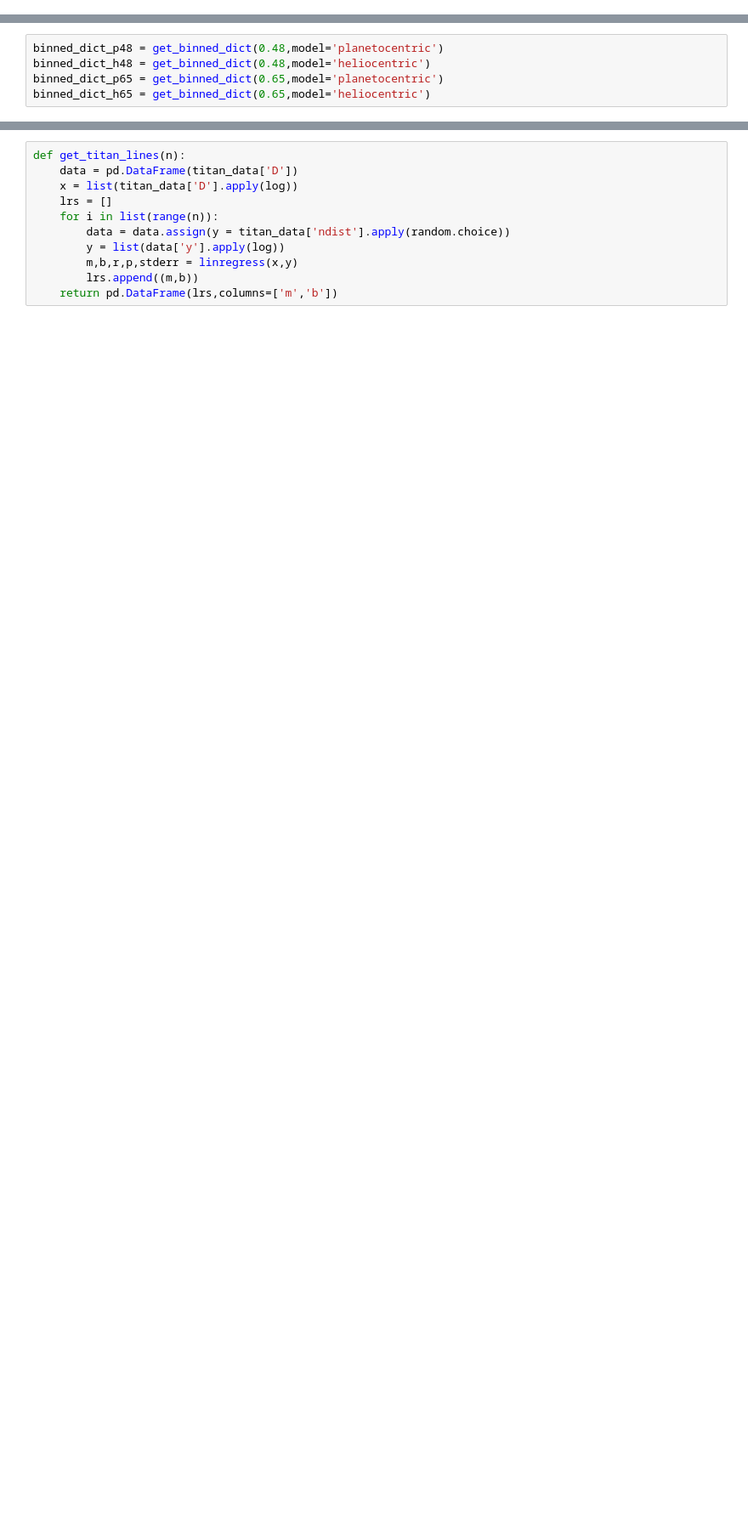
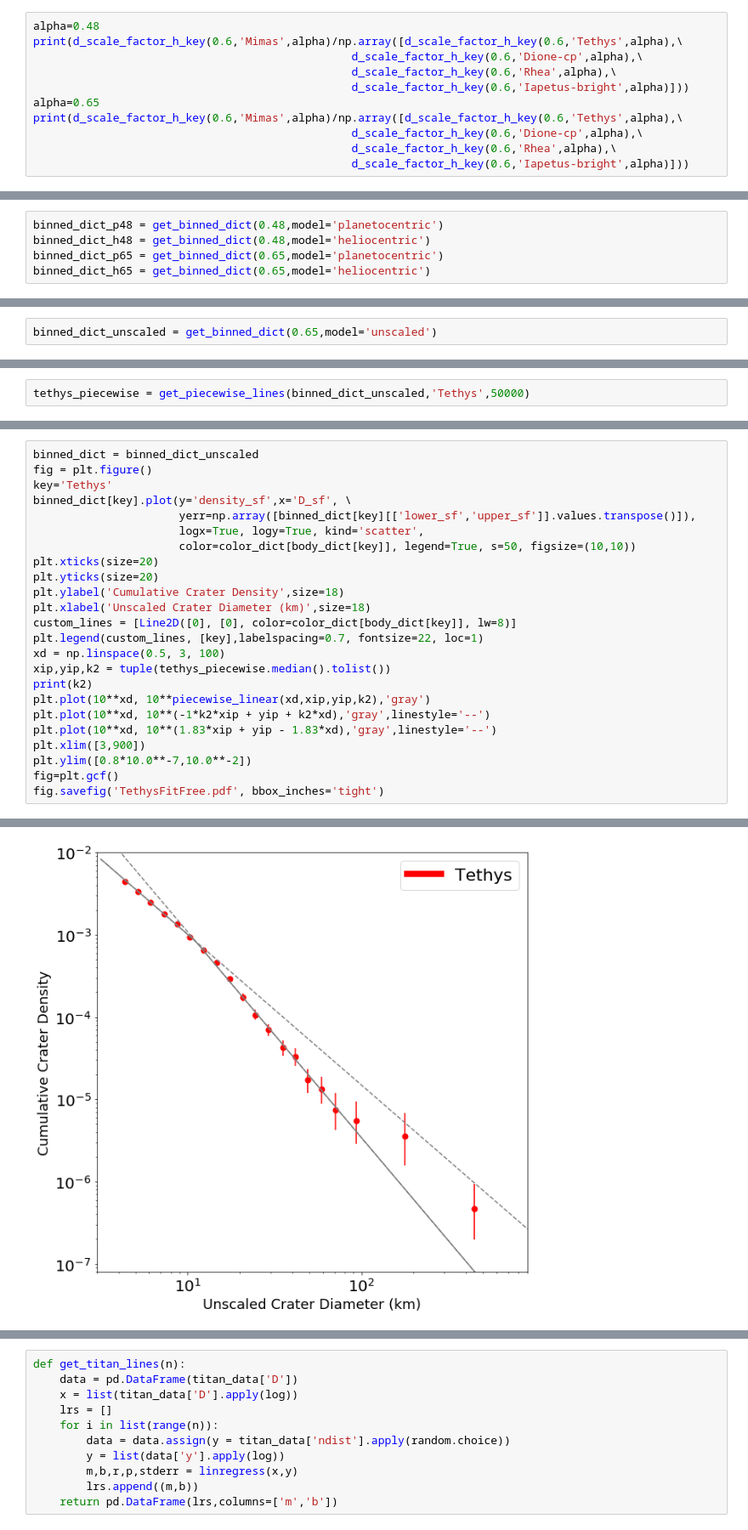
Before and after one commit to samwbell/saturn_counts, a Jupyter notebook: saturn_counts_clean.ipynb, the cells around one changed output, grey strips where cells are left out. Shown at 85% size. Drawn from its saved outputs; the diff is of its cells as text; blank space fills up the shorter version.

```diff
--- a/saturn_counts_clean.ipynb
+++ b/saturn_counts_clean.ipynb
@@ -231,0 +350,11 @@ def d_scale_factor_h(e_projectile, e_moon, m_moon, r_moon, ro_moon, alpha):
+# %%
+alpha=0.48
+print(d_scale_factor_h_key(0.6,'Mimas',alpha)/np.array([d_scale_factor_h_key(0.6,'Tethys',alpha),\
+                                                d_scale_factor_h_key(0.6,'Dione-cp',alpha),\
+                                                d_scale_factor_h_key(0.6,'Rhea',alpha),\
+                                                d_scale_factor_h_key(0.6,'Iapetus-bright',alpha)]))
+alpha=0.65
+print(d_scale_factor_h_key(0.6,'Mimas',alpha)/np.array([d_scale_factor_h_key(0.6,'Tethys',alpha),\
+                                                d_scale_factor_h_key(0.6,'Dione-cp',alpha),\
+                                                d_scale_factor_h_key(0.6,'Rhea',alpha),\
+                                                d_scale_factor_h_key(0.6,'Iapetus-bright',alpha)]))
@@ -447,0 +636,2 @@ binned_dict_h65 = get_binned_dict(0.65,model='heliocentric')
+# %%
+binned_dict_unscaled = get_binned_dict(0.65,model='unscaled')
@@ -447,0 +716,2 @@ binned_dict_h65 = get_binned_dict(0.65,model='heliocentric')
+# %%
+tethys_piecewise = get_piecewise_lines(binned_dict_unscaled,'Tethys',50000)
@@ -447,0 +763,25 @@ binned_dict_h65 = get_binned_dict(0.65,model='heliocentric')
+# %%
+binned_dict = binned_dict_unscaled
+fig = plt.figure()
+key='Tethys'
+binned_dict[key].plot(y='density_sf',x='D_sf', \
+                      yerr=np.array([binned_dict[key][['lower_sf','upper_sf']].values.transpose()]),
+                      logx=True, logy=True, kind='scatter',
+                      color=color_dict[body_dict[key]], legend=True, s=50, figsize=(10,10))
+plt.xticks(size=20)
+plt.yticks(size=20)
+plt.ylabel('Cumulative Crater Density',size=18)
+plt.xlabel('Unscaled Crater Diameter (km)',size=18)
+custom_lines = [Line2D([0], [0], color=color_dict[body_dict[key]], lw=8)]
+plt.legend(custom_lines, [key],labelspacing=0.7, fontsize=22, loc=1)
+xd = np.linspace(0.5, 3, 100)
+xip,yip,k2 = tuple(tethys_piecewise.median().tolist())
+print(k2)
+plt.plot(10**xd, 10**piecewise_linear(xd,xip,yip,k2),'gray')
+plt.plot(10**xd, 10**(-1*k2*xip + yip + k2*xd),'gray',linestyle='--')
+plt.plot(10**xd, 10**(1.83*xip + yip - 1.83*xd),'gray',linestyle='--')
+plt.xlim([3,900])
+plt.ylim([0.8*10.0**-7,10.0**-2])
+fig=plt.gcf()
+fig.savefig('TethysFitFree.pdf', bbox_inches='tight')
+# %% [output]
@@ -447,0 +790 @@ binned_dict_h65 = get_binned_dict(0.65,model='heliocentric')
+[figure, added]
```
Also changed, not shown: parts of 118 cells of this notebook.
